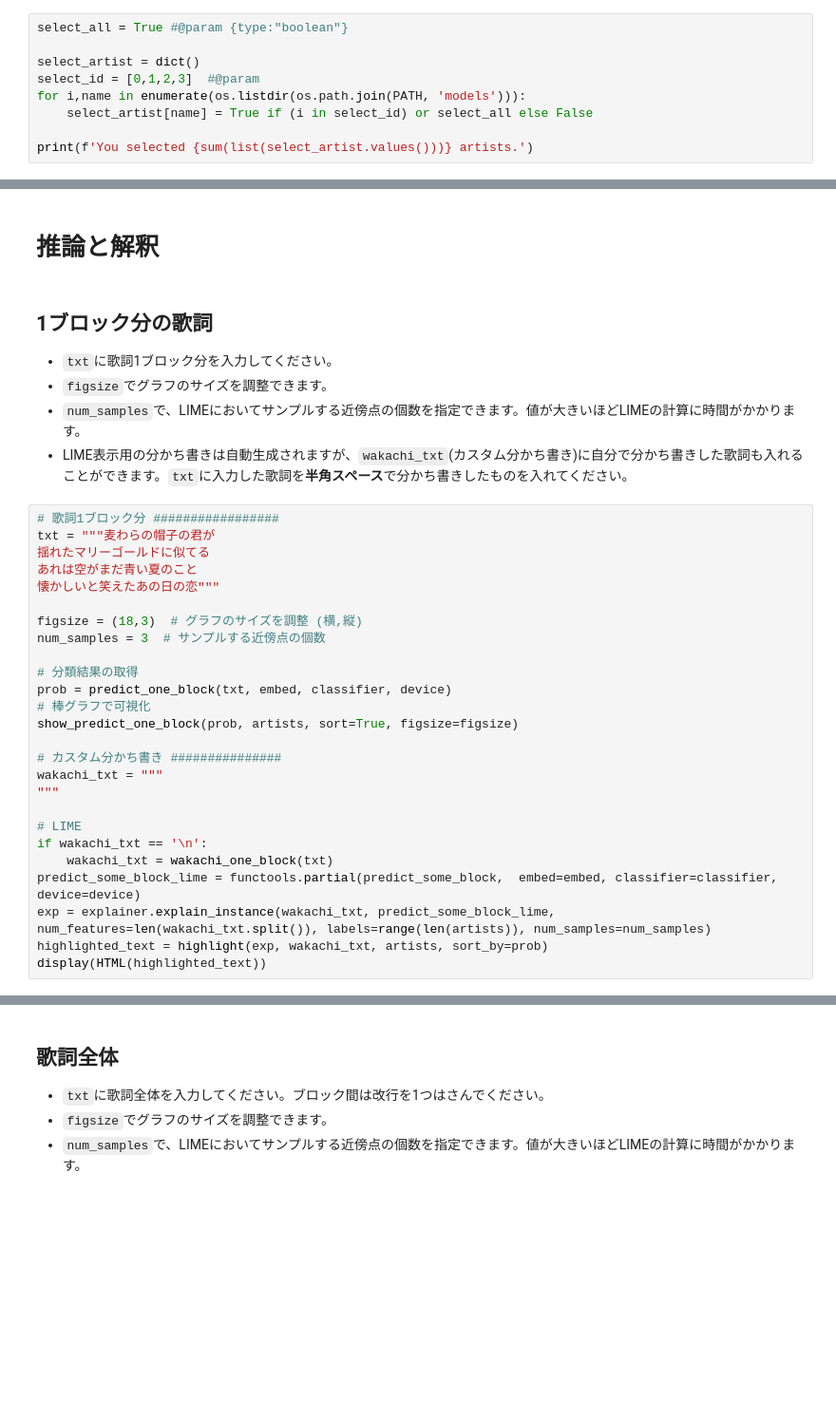
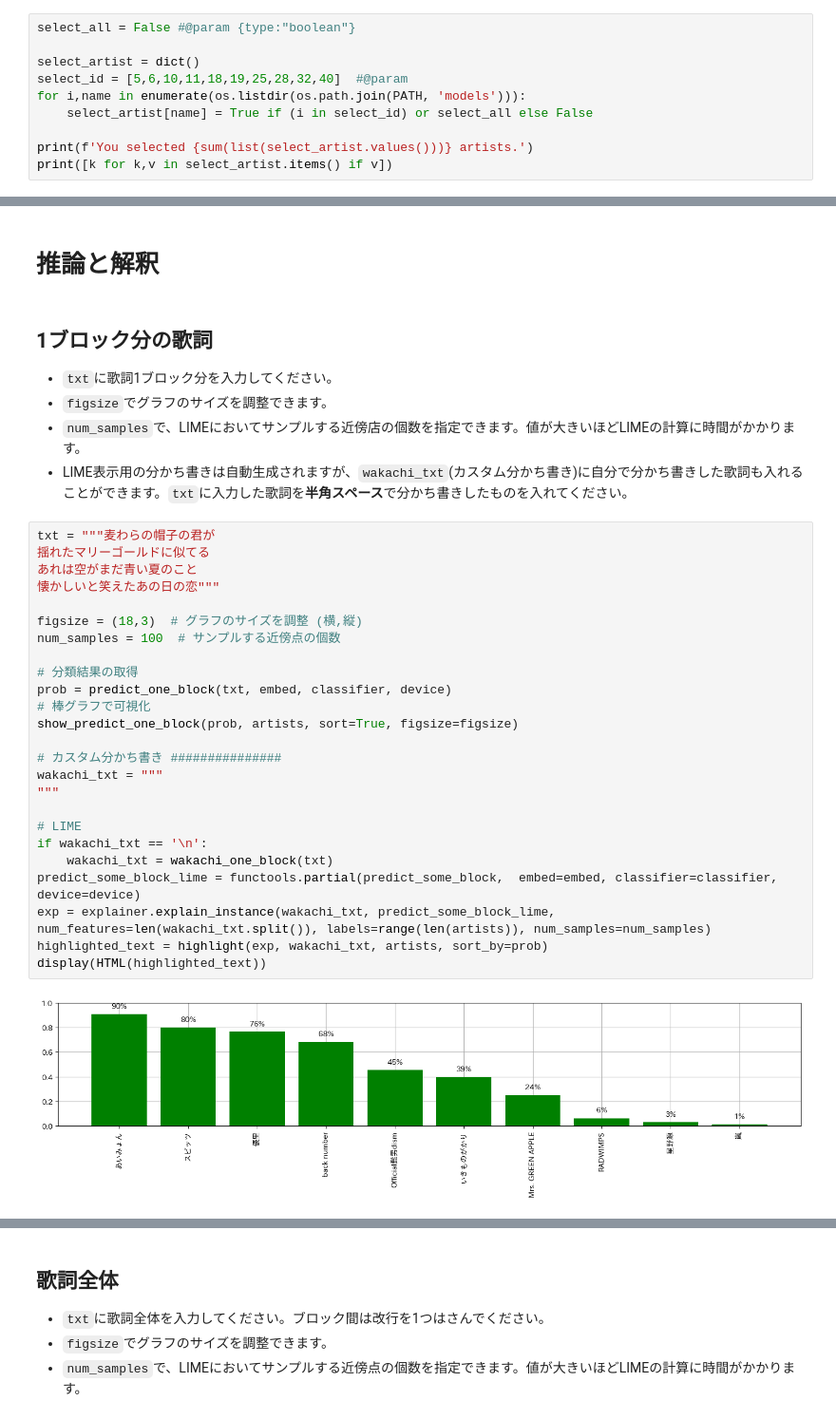
Before and after one commit to matsuda-tkm/artist-prediction-xai, a Jupyter notebook: demo.ipynb, the cells around one changed output, grey strips where cells are left out. Shown: that part at 95% size. Drawn from its saved outputs; the diff is of its cells as text; blank space fills up the shorter version.

```diff
--- a/demo.ipynb
+++ b/demo.ipynb
@@ -50,9 +68,10 @@ for i,name in enumerate(os.listdir(os.path.join(PATH, "models"))):
 # %%
-select_all = True #@param {type:"boolean"}
+select_all = False #@param {type:"boolean"}
 
 select_artist = dict()
-select_id = [0,1,2,3]  #@param
+select_id = [5,6,10,11,18,19,25,28,32,40]  #@param
 for i,name in enumerate(os.listdir(os.path.join(PATH, 'models'))):
     select_artist[name] = True if (i in select_id) or select_all else False
 
 print(f'You selected {sum(list(select_artist.values()))} artists.')
+print([k for k,v in select_artist.items() if v])
@@ -87,31 +113,32 @@ explainer = LimeTextExplainer(class_names=artists)
 ## 1ブロック分の歌詞
 - `txt`に歌詞1ブロック分を入力してください。
 - `figsize`でグラフのサイズを調整できます。
-- `num_samples`で、LIMEにおいてサンプルする近傍点の個数を指定できます。値が大きいほどLIMEの計算に時間がかかります。
+- `num_samples`で、LIMEにおいてサンプルする近傍店の個数を指定できます。値が大きいほどLIMEの計算に時間がかかります。
 - LIME表示用の分かち書きは自動生成されますが、`wakachi_txt`(カスタム分かち書き)に自分で分かち書きした歌詞も入れることができます。`txt`に入力した歌詞を**半角スペース**で分かち書きしたものを入れてください。
 # %%
-# 歌詞1ブロック分 #################
 txt = """麦わらの帽子の君が
 揺れたマリーゴールドに似てる
 あれは空がまだ青い夏のこと
 懐かしいと笑えたあの日の恋"""
 
 figsize = (18,3)  # グラフのサイズを調整 (横,縦)
-num_samples = 3  # サンプルする近傍点の個数
+num_samples = 100  # サンプルする近傍点の個数
 
 # 分類結果の取得
 prob = predict_one_block(txt, embed, classifier, device)
 # 棒グラフで可視化
 show_predict_one_block(prob, artists, sort=True, figsize=figsize)
 
 # カスタム分かち書き ###############
 wakachi_txt = """
 """
 
 # LIME
 if wakachi_txt == '\n':
     wakachi_txt = wakachi_one_block(txt)
 predict_some_block_lime = functools.partial(predict_some_block,  embed=embed, classifier=classifier, device=device)
 exp = explainer.explain_instance(wakachi_txt, predict_some_block_lime, num_features=len(wakachi_txt.split()), labels=range(len(artists)), num_samples=num_samples)
 highlighted_text = highlight(exp, wakachi_txt, artists, sort_by=prob)
 display(HTML(highlighted_text))
+# %% [output]
+[figure, added]
```
Also changed, not shown: parts of 17 cells of this notebook.
